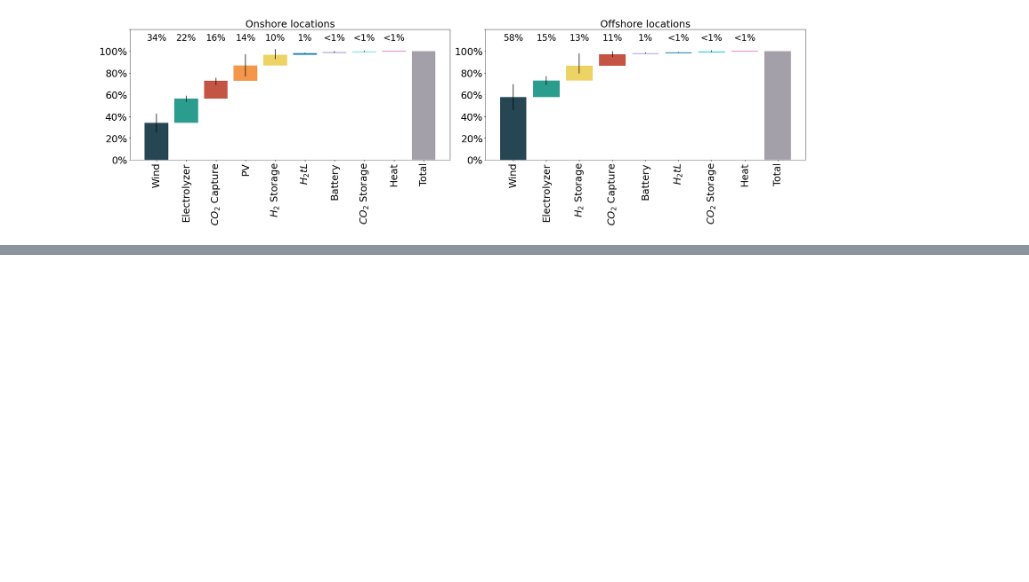
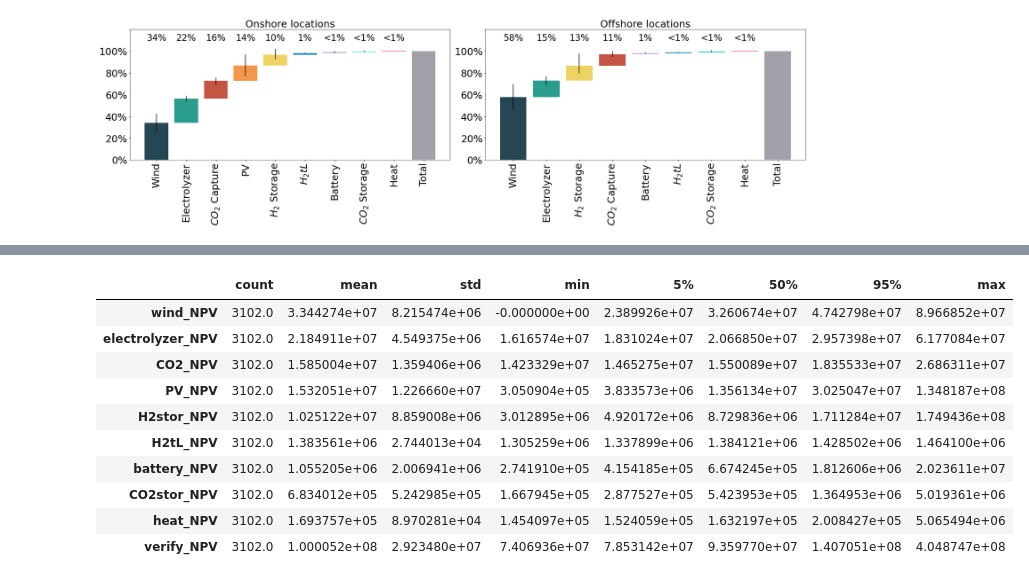
Before and after one commit to kwdseymour/EuroSAFs, a Jupyter notebook: scripts/analysis/SI_figures.ipynb, the cells around one changed output, grey strips where cells are left out. Cells and saved outputs as stored; diff of their text form; code cells hidden in the pictures; blank space fills up the shorter version.

```diff
--- a/scripts/analysis/SI_figures.ipynb
+++ b/scripts/analysis/SI_figures.ipynb
@@ -298,0 +314,14 @@ plt.savefig('../../gfx/cost_share.png', bbox_inches='tight', dpi=400)
+# %%
+costs_slice
+# %% [output]
+|  | count | mean | std | min | 5% | 50% | 95% | max |
+| wind_NPV | 3102.0 | 3.344274e+07 | 8.215474e+06 | -0.000000e+00 | 2.389926e+07 | 3.260674e+07 | 4.742798e+07 | 8.966852e+07 |
+| electrolyzer_NPV | 3102.0 | 2.184911e+07 | 4.549375e+06 | 1.616574e+07 | 1.831024e+07 | 2.066850e+07 | 2.957398e+07 | 6.177084e+07 |
+| CO2_NPV | 3102.0 | 1.585004e+07 | 1.359406e+06 | 1.423329e+07 | 1.465275e+07 | 1.550089e+07 | 1.835533e+07 | 2.686311e+07 |
+| PV_NPV | 3102.0 | 1.532051e+07 | 1.226660e+07 | 3.050904e+05 | 3.833573e+06 | 1.356134e+07 | 3.025047e+07 | 1.348187e+08 |
+| H2stor_NPV | 3102.0 | 1.025122e+07 | 8.859008e+06 | 3.012895e+06 | 4.920172e+06 | 8.729836e+06 | 1.711284e+07 | 1.749436e+08 |
+| H2tL_NPV | 3102.0 | 1.383561e+06 | 2.744013e+04 | 1.305259e+06 | 1.337899e+06 | 1.384121e+06 | 1.428502e+06 | 1.464100e+06 |
+| battery_NPV | 3102.0 | 1.055205e+06 | 2.006941e+06 | 2.741910e+05 | 4.154185e+05 | 6.674245e+05 | 1.812606e+06 | 2.023611e+07 |
+| CO2stor_NPV | 3102.0 | 6.834012e+05 | 5.242985e+05 | 1.667945e+05 | 2.877527e+05 | 5.423953e+05 | 1.364953e+06 | 5.019361e+06 |
+| heat_NPV | 3102.0 | 1.693757e+05 | 8.970281e+04 | 1.454097e+05 | 1.524059e+05 | 1.632197e+05 | 2.008427e+05 | 5.065494e+06 |
+| verify_NPV | 3102.0 | 1.000052e+08 | 2.923480e+07 | 7.406936e+07 | 7.853142e+07 | 9.359770e+07 | 1.407051e+08 | 4.048747e+08 |
```
Also changed, not shown: parts of 9 cells of this notebook.
